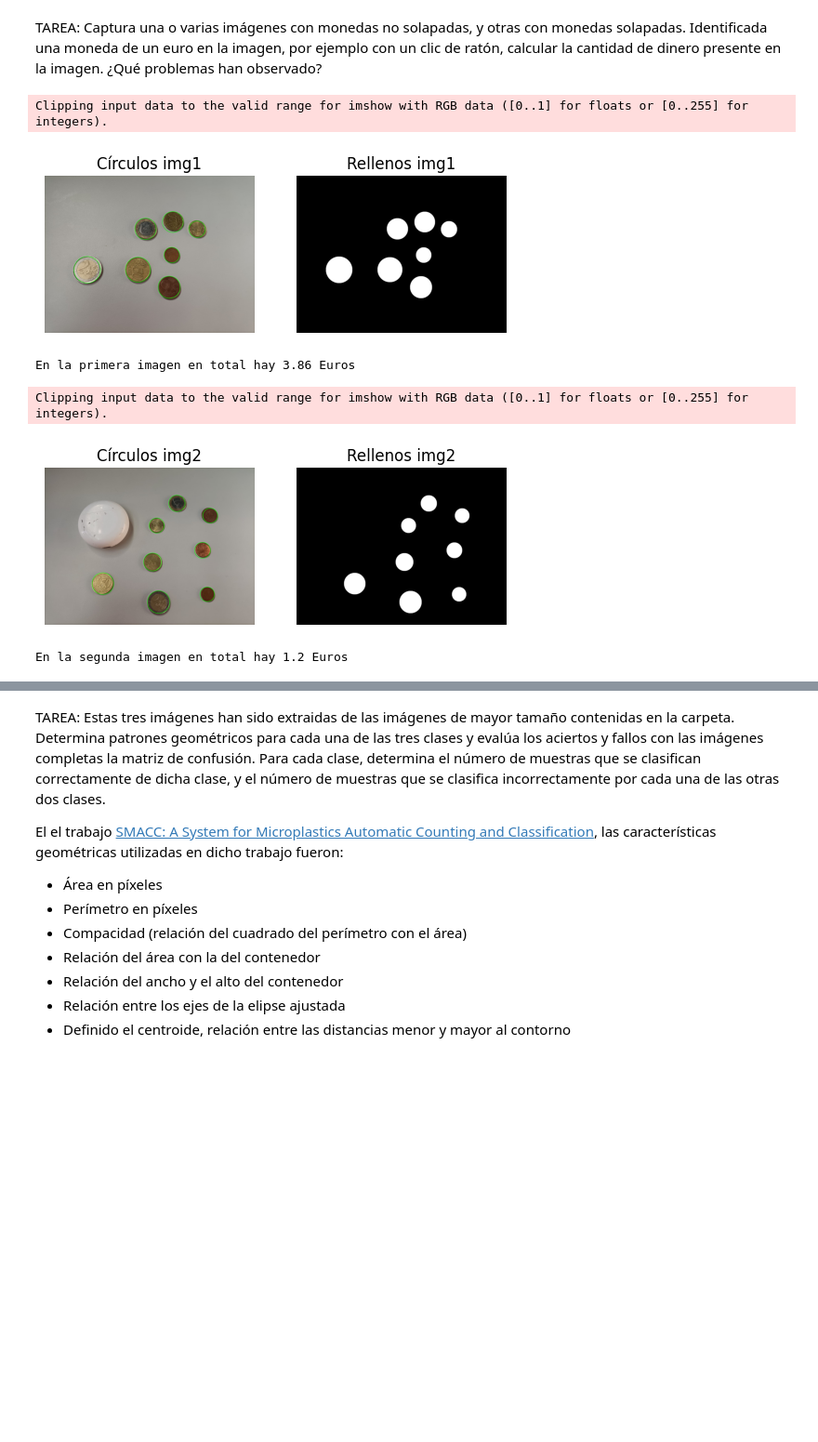
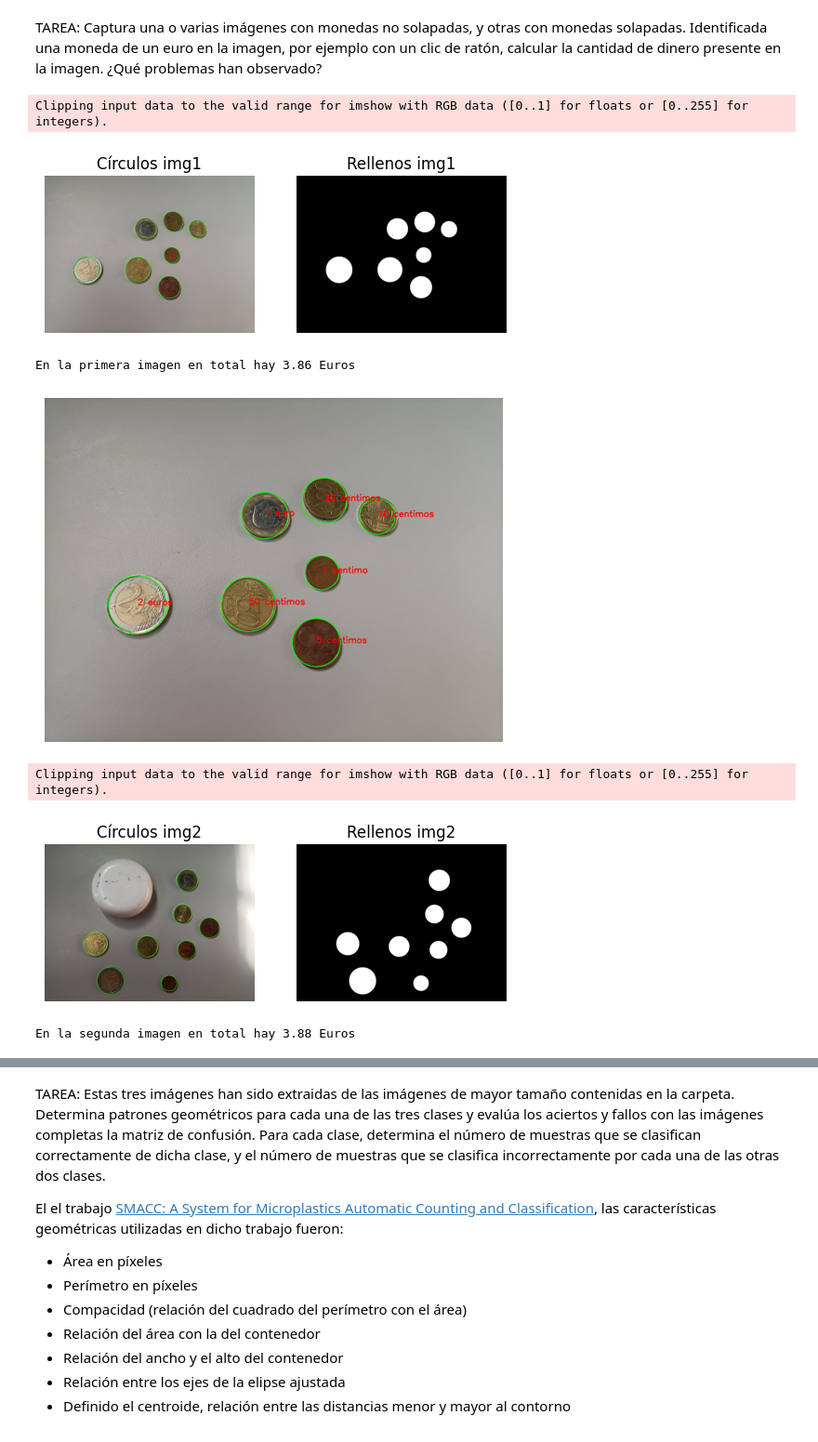
Before and after one commit to xskere/practicasVC, a Jupyter notebook: P3/VC_P3.ipynb, the cells around one changed output, grey strips where cells are left out. Shown: that part at 93% size. Cells and saved outputs as stored; diff of their text form; code cells hidden in the pictures; blank space fills up the shorter version.

```diff
--- a/P3/VC_P3.ipynb
+++ b/P3/VC_P3.ipynb
@@ -112,7 +112,17 @@ Hay 7 monedas en la primera imagen, y 8 en la segunda.
 # %% [markdown]
 TAREA: Captura una o varias imágenes con monedas no solapadas, y otras con monedas solapadas. Identificada una moneda de un euro en la imagen, por ejemplo con un clic de ratón, calcular la cantidad de dinero presente en la imagen. ¿Qué problemas han observado?
 # %%
+# font
+font = cv2.FONT_HERSHEY_SIMPLEX
 
+# fontScale
+fontScale = 1
+
+# Blue color in BGR
+color = (255, 0, 0)
+
+# Line thickness of 2 px
+thickness = 2
 
 xCoord = 0
 yCoord = 0
@@ -164,25 +174,36 @@ for det in circ[0]:
 dinero = 0
 for det in circ[0]:
     center_x, center_y, radio = det
+
     if((center_x, center_y) == euroCoord):
         dinero += 1
-    elif(radio < euroRadio*1.27 and radio >= euroRadio*1.21):
+        img_rgb = cv2.putText(img_rgb, '1 euro', (round(center_x), round(center_y)), font, fontScale, color, thickness, cv2.LINE_AA)
+    elif(radio <= euroRadio*1.30 and radio >= euroRadio*1.21):
         dinero += 2
-    elif(radio < euroRadio*1.20 and radio >= euroRadio*1.14):
+        img_rgb = cv2.putText(img_rgb, '2 euros', (round(center_x), round(center_y)), font, fontScale, color, thickness, cv2.LINE_AA)
+    elif(radio <= euroRadio*1.21 and radio >= euroRadio*1.07):
         dinero += 0.5
-    elif(radio < euroRadio*1.06 and radio >= euroRadio*1.02):
+        img_rgb = cv2.putText(img_rgb, '50 centimos', (round(center_x), round(center_y)), font, fontScale, color, thickness, cv2.LINE_AA)
+    elif(radio <= euroRadio*1.07 and radio >= euroRadio*1.01):
         dinero += 0.05
-    elif(radio < euroRadio*1.02 and radio >= euroRadio*0.99):
-        dinero += 1
-    elif(radio < euroRadio*0.98 and radio >= euroRadio*0.94):
+        img_rgb = cv2.putText(img_rgb, '5 centimos', (round(center_x), round(center_y)), font, fontScale, color, thickness, cv2.LINE_AA)
+    elif(radio <= euroRadio*1.01 and radio >= euroRadio*0.93):
         dinero += 0.2
-    elif(radio < euroRadio*0.81 and radio >= euroRadio*0.75):
+        img_rgb = cv2.putText(img_rgb, '20 centimos', (round(center_x), round(center_y)), font, fontScale, color, thickness, cv2.LINE_AA)
+    elif(radio <= euroRadio*0.93 and radio >= euroRadio*0.76):
         dinero += 0.1
-    elif(radio < euroRadio*0.74 and radio >= euroRadio*0.68):
+        img_rgb = cv2.putText(img_rgb, '10 centimos', (round(center_x), round(center_y)), font, fontScale, color, thickness, cv2.LINE_AA)
+    elif(radio <= euroRadio*0.76 and radio >= euroRadio*0.68):
         dinero += 0.01
+        img_rgb = cv2.putText(img_rgb, '1 centimo', (round(center_x), round(center_y)), font, fontScale, color, thickness, cv2.LINE_AA)
+    else:
+        img_rgb = cv2.putText(img_rgb, 'nada', (round(center_x), round(center_y)), font, fontScale, color, thickness, cv2.LINE_AA)
 
 print("En la primera imagen en total hay", dinero, "Euros")
-
+plt.plot()
+plt.axis("off")
+plt.imshow(img_rgb)
+plt.show()
 # displaying the image
 cv2.imshow('image', img_rgb2)
 
@@ -205,42 +226,60 @@ plt.subplot(122)
 plt.axis("off")
 plt.imshow(img_cont2)
 plt.title('Rellenos img2')
 
 plt.show()
 
 euroRadio = 0
 euroCoord = (0,0)
 for det2 in circ2[0]:
     center_x, center_y, radio = det2
     if(math.sqrt((xCoord - center_x) ** 2 + (yCoord - center_y) ** 2) <= radio):
         euroRadio = radio
         euroCoord = (center_x, center_y)
 
 dinero = 0
+image = img_rgb2
+
 for det2 in circ2[0]:
     center_x, center_y, radio = det2
     if((center_x, center_y) == euroCoord):
         dinero += 1
-    elif(radio < euroRadio*1.27 and radio >= euroRadio*1.21):
+        img_rgb2 = cv2.putText(img_rgb2, '1 euro', (round(center_x), round(center_y)), font, fontScale, color, thickness, cv2.LINE_AA)
+    elif(radio <= euroRadio*1.30 and radio >= euroRadio*1.21):
         dinero += 2
-    elif(radio < euroRadio*1.20 and radio >= euroRadio*1.14):
+        img_rgb2 = cv2.putText(img_rgb2, '2 euros', (round(center_x), round(center_y)), font, fontScale, color, thickness, cv2.LINE_AA)
+    elif(radio <= euroRadio*1.21 and radio >= euroRadio*1.07):
         dinero += 0.5
-    elif(radio < euroRadio*1.06 and radio >= euroRadio*1.02):
+        img_rgb2 = cv2.putText(img_rgb2, '50 centimos', (round(center_x), round(center_y)), font, fontScale, color, thickness, cv2.LINE_AA)
+    elif(radio <= euroRadio*1.07 and radio >= euroRadio*0.97):
+        dinero += 0.2
+        img_rgb2 = cv2.putText(img_rgb2, '20 centimos', (round(center_x), round(center_y)), font, fontScale, color, thickness, cv2.LINE_AA)
+    elif(radio <= euroRadio*0.97 and radio >= euroRadio*0.93):
         dinero += 0.05
-    elif(radio < euroRadio*1.02 and radio >= euroRadio*0.99):
-        dinero += 1
-    elif(radio < euroRadio*0.98 and radio >= euroRadio*0.94):
-        dinero += 0.2
-    elif(radio < euroRadio*0.81 and radio >= euroRadio*0.75):
+        img_rgb2 = cv2.putText(img_rgb2, '5 centimos', (round(center_x), round(center_y)), font, fontScale, color, thickness, cv2.LINE_AA)
+    elif(radio <= euroRadio*0.93 and radio >= euroRadio*0.85):
         dinero += 0.1
-    elif(radio < euroRadio*0.74 and radio >= euroRadio*0.68):
+        img_rgb2 = cv2.putText(img_rgb2, '10 centimos', (round(center_x), round(center_y)), font, fontScale, color, thickness, cv2.LINE_AA)
+    elif(radio <= euroRadio*0.85 and radio >= euroRadio*0.76):
+        dinero += 0.02
+        img_rgb2 = cv2.putText(img_rgb2, '2 centimos', (round(center_x), round(center_y)), font, fontScale, color, thickness, cv2.LINE_AA)
+    elif(radio <= euroRadio*0.76 and radio >= euroRadio*0.68):
         dinero += 0.01
+        img_rgb2 = cv2.putText(img_rgb2, '1 centimo', (round(center_x), round(center_y)), font, fontScale, color, thickness, cv2.LINE_AA)
+    else:
+        img_rgb2 = cv2.putText(img_rgb2, 'nada', (round(center_x), round(center_y)), font, fontScale, color, thickness, cv2.LINE_AA)
 
 print("En la segunda imagen en total hay", dinero, "Euros")
+
+plt.plot()
+plt.axis("off")
+plt.imshow(img_rgb2)
+plt.show()
 # %% [output]
 Clipping input data to the valid range for imshow with RGB data ([0..1] for floats or [0..255] for integers).
 [figure]
 En la primera imagen en total hay 3.86 Euros
+[figure, new version]
 Clipping input data to the valid range for imshow with RGB data ([0..1] for floats or [0..255] for integers).
-[figure, old version]
+[figure, added]
-En la segunda imagen en total hay 1.2 Euros
+En la segunda imagen en total hay 3.88 Euros
```
Also changed, not shown: parts of 3 cells of this notebook.
